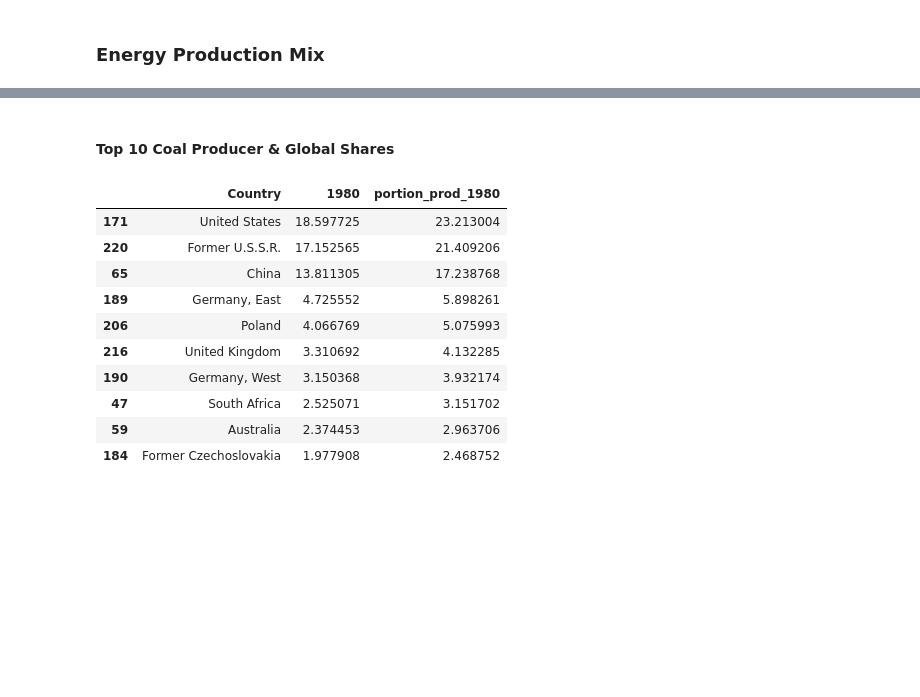
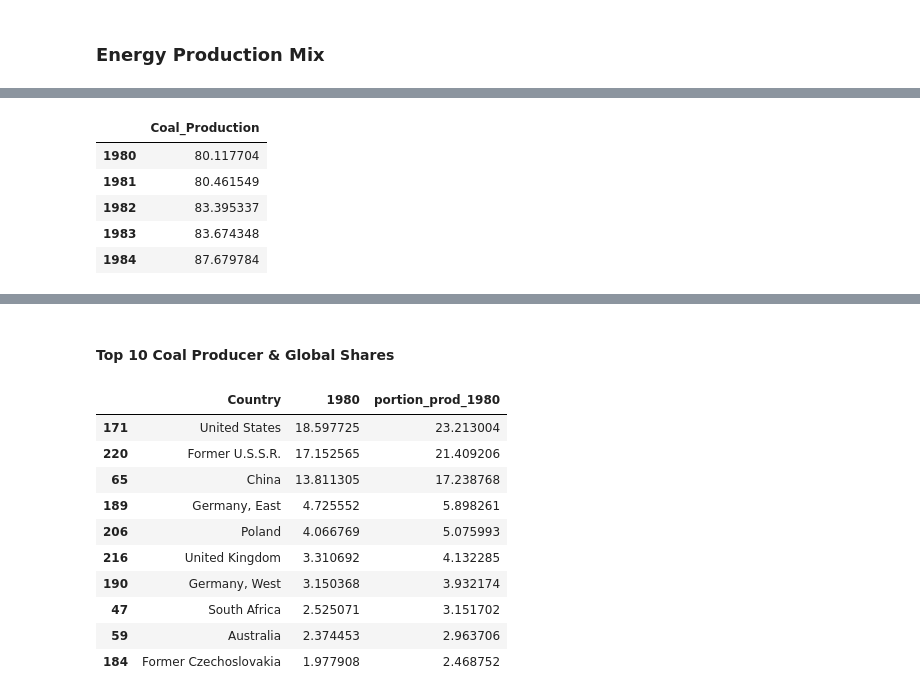
Before and after one commit to lurza/World-Energy-Analysis-main, a Jupyter notebook: Energy_Con_Prod.ipynb, the cells around one changed output, grey strips where cells are left out. Saved outputs shown, nothing was run; the diff lists cells and outputs as text; code cells hidden in the pictures; blank space fills up the shorter version.

```diff
--- a/Energy_Con_Prod.ipynb
+++ b/Energy_Con_Prod.ipynb
@@ -4687,0 +4709,13 @@ fig_energy_portion_eurasia.show()
+# %%
+prod_coal_all_sum  = prod_coal.iloc[:,2:44].apply(pd.to_numeric, errors='coerce')
+prod_coal_all_sum = prod_coal_all_sum.sum(axis=0)
+prod_coal_all_sum = pd.DataFrame(prod_coal_all_sum)
+prod_coal_all_sum = prod_coal_all_sum.rename(columns={0: 'Coal_Production'})
+prod_coal_all_sum.head()
+# %% [output]
+|  | Coal_Production |
+| 1980 | 80.117704 |
+| 1981 | 80.461549 |
+| 1982 | 83.395337 |
+| 1983 | 83.674348 |
+| 1984 | 87.679784 |
```
Also changed, not shown: parts of 9 cells of this notebook.
